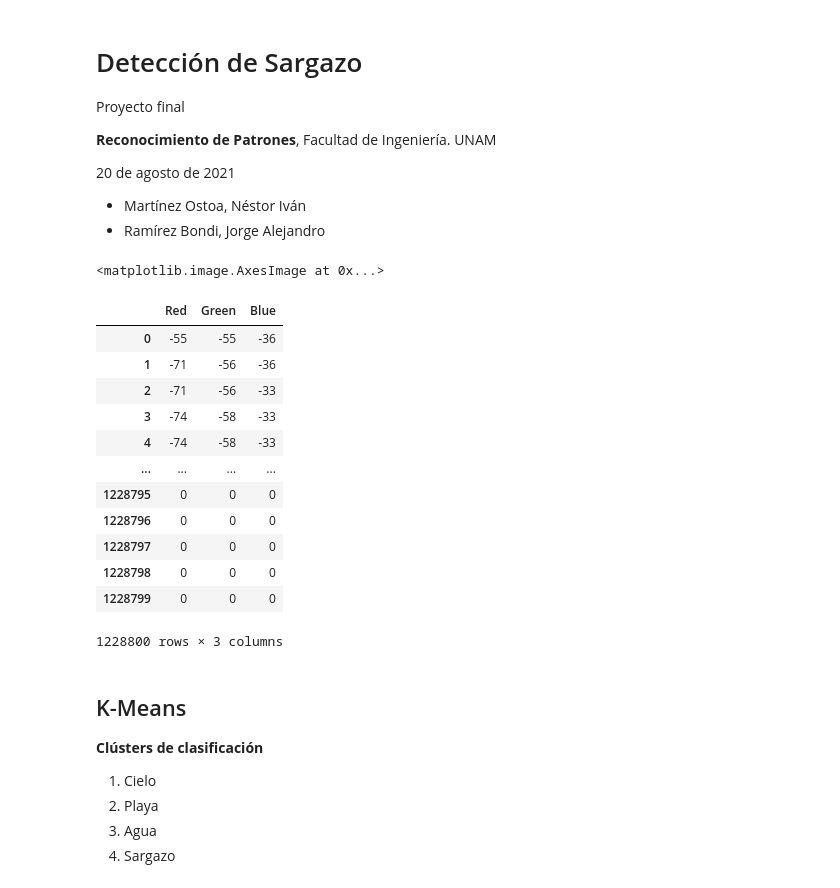
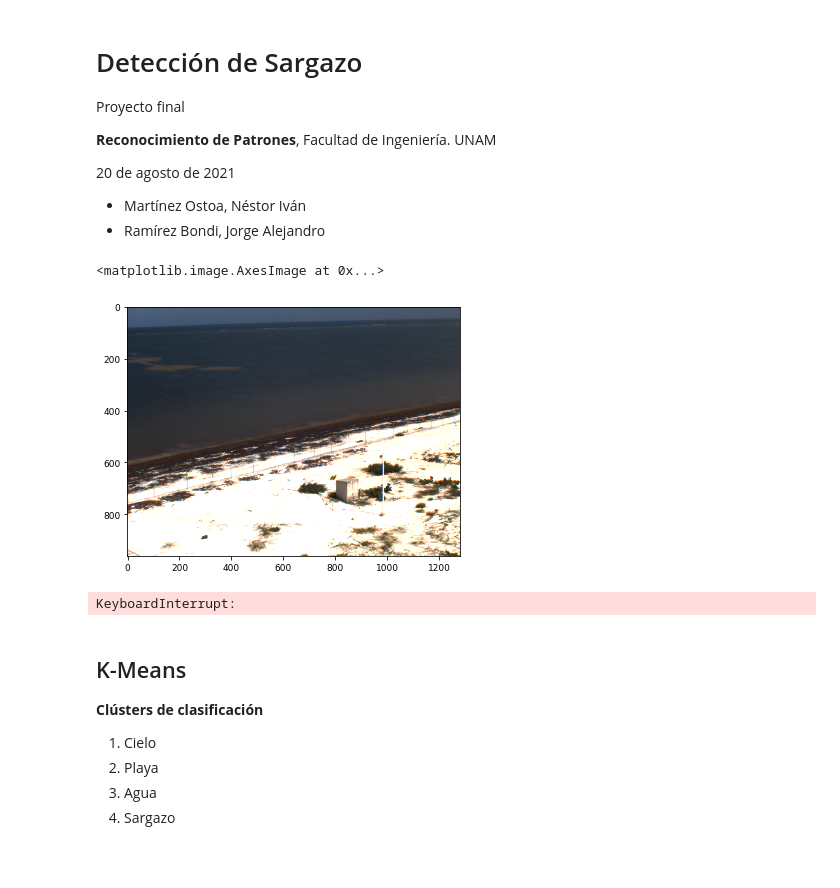
Before and after one commit to bondi7/sargassum-image-detection, a Jupyter notebook: sargassum.ipynb, the cells around one changed output. Saved outputs shown, nothing was run; the diff lists cells and outputs as text; code cells hidden in the pictures; blank space fills up the shorter version.

```diff
--- a/sargassum.ipynb
+++ b/sargassum.ipynb
@@ -20,10 +20,12 @@ from sklearn.cluster import KMeans
 from PIL import Image
 # %%
 img = imread('imgs/2021-05-27/1622157340.Thu.May.27_23_15_40.GMT.2021.morelos.c2.timex.png')
+img = imread('imgs/2021-06-11/1623442800.Fri.Jun.11_20_20_00.GMT.2021.morelos.c2.timex.png')
 plt.figure(figsize=(6, 4))
 imshow(img)
 # %% [output]
 <matplotlib.image.AxesImage at 0x...>
+[figure, added]
 # %%
 def img_pandas(img):
     df = pd.DataFrame(
@@ -40,19 +42,7 @@ def img_pandas(img):
 df_img = img_pandas(img)
 df_img
 # %% [output]
-|  | Red | Green | Blue |
-| 0 | -55 | -55 | -36 |
-| 1 | -71 | -56 | -36 |
-| 2 | -71 | -56 | -33 |
-| 3 | -74 | -58 | -33 |
-| 4 | -74 | -58 | -33 |
-| ... | ... | ... | ... |
-| 1228795 | 0 | 0 | 0 |
-| 1228796 | 0 | 0 | 0 |
-| 1228797 | 0 | 0 | 0 |
-| 1228798 | 0 | 0 | 0 |
-| 1228799 | 0 | 0 | 0 |
-1228800 rows × 3 columns
+KeyboardInterrupt:
 # %% [markdown]
 ## K-Means
 
```
Also changed, not shown: parts of 5 cells of this notebook.
